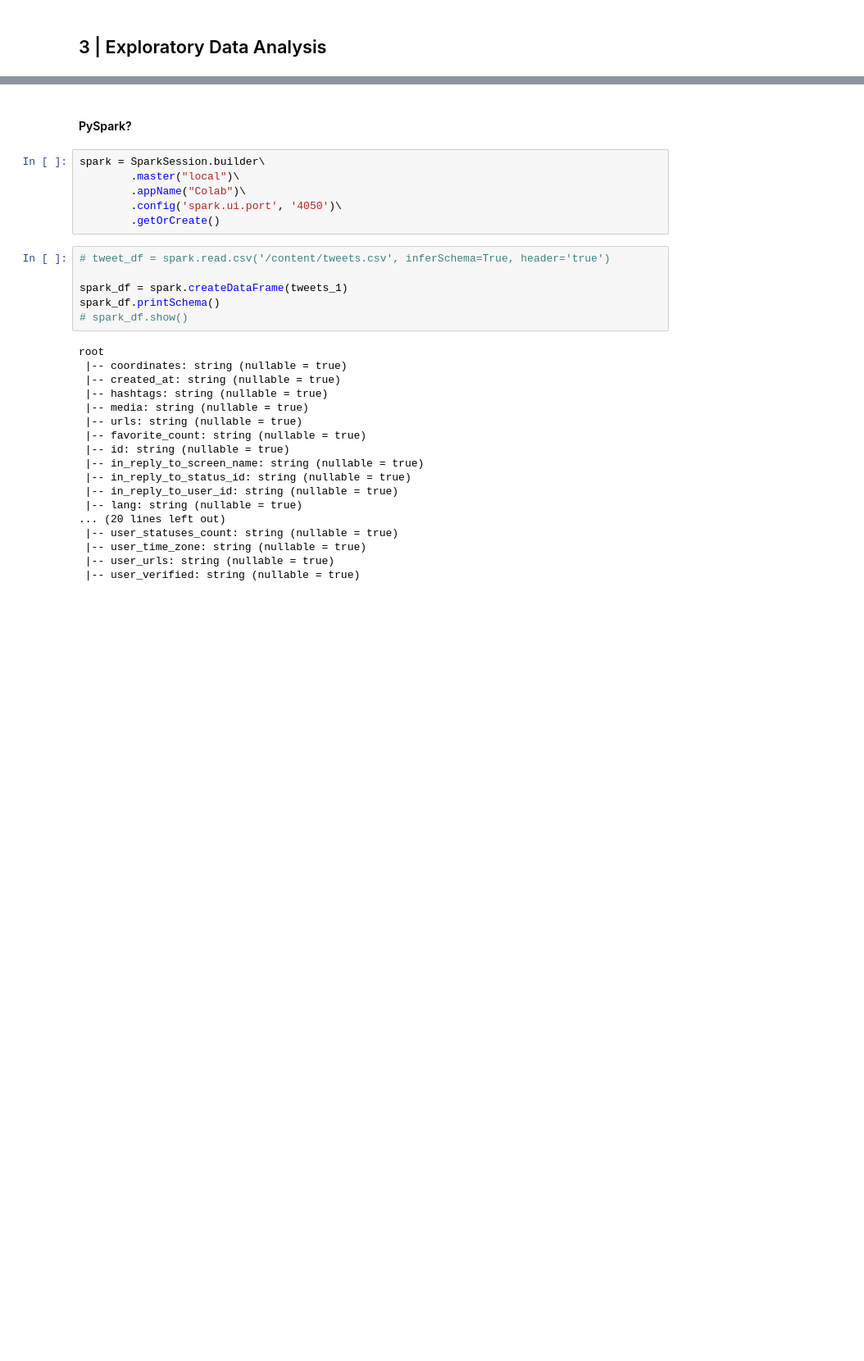
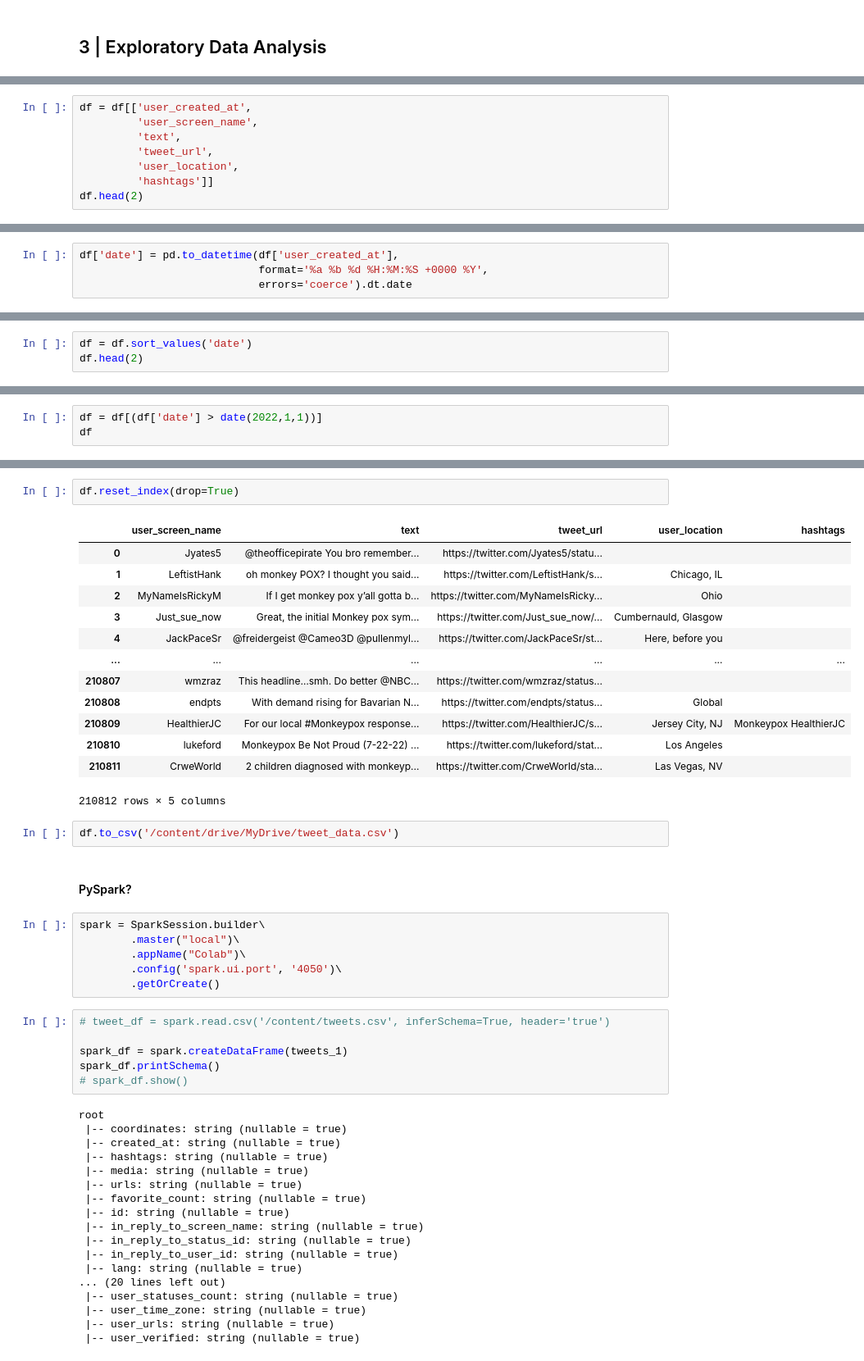
Before and after one commit to slp22/data-engineering-project, a Jupyter notebook: engineering_monkeypox_pipeline.ipynb, the cells around one changed output, grey strips where cells are left out. Shown: that part at 82% size. Drawn from its saved outputs; the diff is of its cells as text; blank space fills up the shorter version.

Commit message:
add hydrated tweets

```diff
--- a/engineering_monkeypox_pipeline.ipynb
+++ b/engineering_monkeypox_pipeline.ipynb
@@ -336,0 +233,8 @@ tweets_2.to_csv('/content/drive/MyDrive/tweets_2_clean.csv')
+# %%
+df = df[['user_created_at',
+         'user_screen_name',
+         'text',
+         'tweet_url',
+         'user_location',
+         'hashtags']]
+df.head(2)
@@ -336,0 +243,4 @@ tweets_2.to_csv('/content/drive/MyDrive/tweets_2_clean.csv')
+# %%
+df['date'] = pd.to_datetime(df['user_created_at'],
+                            format='%a %b %d %H:%M:%S +0000 %Y',
+                            errors='coerce').dt.date
@@ -336,0 +263,3 @@ tweets_2.to_csv('/content/drive/MyDrive/tweets_2_clean.csv')
+# %%
+df = df.sort_values('date')
+df.head(2)
@@ -336,0 +270,3 @@ tweets_2.to_csv('/content/drive/MyDrive/tweets_2_clean.csv')
+# %%
+df = df[(df['date'] > date(2022,1,1))]
+df
@@ -337,3 +309,21 @@ tweets_2.to_csv('/content/drive/MyDrive/tweets_2_clean.csv')
+# %%
+df.reset_index(drop=True)
+# %% [output]
+|  | user_screen_name | text | tweet_url | user_location | hashtags |
+| 0 | Jyates5 | @theofficepirate You bro remember... | https://twitter.com/Jyates5/statu... |  |  |
+| 1 | LeftistHank | oh monkey POX? I thought you said... | https://twitter.com/LeftistHank/s... | Chicago, IL |  |
+| 2 | MyNameIsRickyM | If I get monkey pox y’all gotta b... | https://twitter.com/MyNameIsRicky... | Ohio |  |
+| 3 | Just_sue_now | Great, the initial Monkey pox sym... | https://twitter.com/Just_sue_now/... | Cumbernauld, Glasgow |  |
+| 4 | JackPaceSr | @freidergeist @Cameo3D @pullenmyl... | https://twitter.com/JackPaceSr/st... | Here, before you |  |
+| ... | ... | ... | ... | ... | ... |
+| 210807 | wmzraz | This headline…smh. Do better @NBC... | https://twitter.com/wmzraz/status... |  |  |
+| 210808 | endpts | With demand rising for Bavarian N... | https://twitter.com/endpts/status... | Global |  |
+| 210809 | HealthierJC | For our local #Monkeypox response... | https://twitter.com/HealthierJC/s... | Jersey City, NJ | Monkeypox HealthierJC |
+| 210810 | lukeford | Monkeypox Be Not Proud (7-22-22) ... | https://twitter.com/lukeford/stat... | Los Angeles |  |
+| 210811 | CrweWorld | 2 children diagnosed with monkeyp... | https://twitter.com/CrweWorld/sta... | Las Vegas, NV |  |
+210812 rows × 5 columns
+# %%
+df.to_csv('/content/drive/MyDrive/tweet_data.csv')
 # %% [markdown]
 #### PySpark?
 # %%
```
Also changed, not shown: parts of 93 cells of this notebook.
